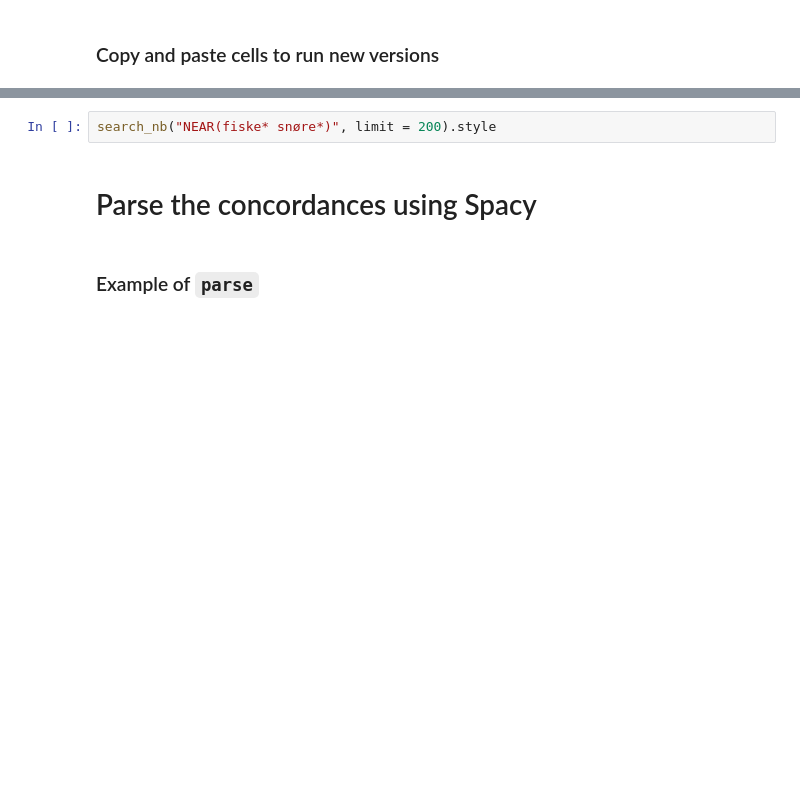
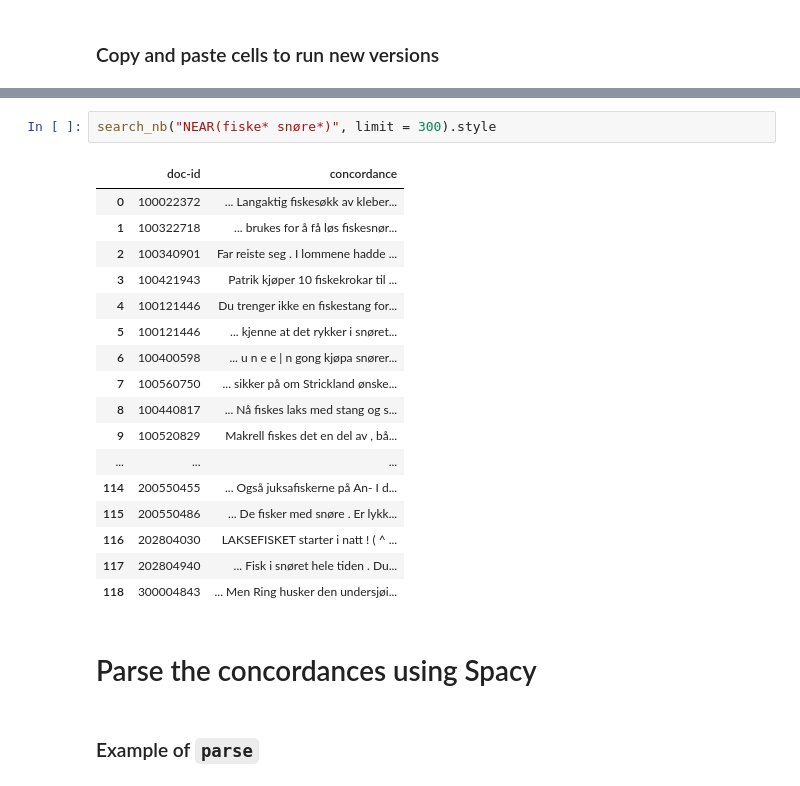
Before and after one commit to Yoonsen/LingPhil-course-2021, a Jupyter notebook: random_corpus_ft.ipynb, the cells around one changed output, grey strips where cells are left out. Saved outputs shown, nothing was run; the diff lists cells and outputs as text; blank space fills up the shorter version.

```diff
--- a/random_corpus_ft.ipynb
+++ b/random_corpus_ft.ipynb
@@ -59,5 +96,23 @@ search_nb(""" NEAR(spiser middag, 5) """, limit = 20).style
 # %%
-search_nb("NEAR(fiske* snøre*)", limit = 200).style
+search_nb("NEAR(fiske* snøre*)", limit = 300).style
+# %% [output]
+|  | doc-id | concordance |
+| 0 | 100022372 | ... Langaktig fiskesøkk av kleber... |
+| 1 | 100322718 | ... brukes for å få løs fiskesnør... |
+| 2 | 100340901 | Far reiste seg . I lommene hadde ... |
+| 3 | 100421943 | Patrik kjøper 10 fiskekrokar til ... |
+| 4 | 100121446 | Du trenger ikke en fiskestang for... |
+| 5 | 100121446 | ... kjenne at det rykker i snøret... |
+| 6 | 100400598 | ... u n e e | n gong kjøpa snører... |
+| 7 | 100560750 | ... sikker på om Strickland ønske... |
+| 8 | 100440817 | ... Nå fiskes laks med stang og s... |
+| 9 | 100520829 | Makrell fiskes det en del av , bå... |
+| ... | ... | ... |
+| 114 | 200550455 | ... Også juksafiskerne på An- I d... |
+| 115 | 200550486 | ... De fisker med snøre . Er lykk... |
+| 116 | 202804030 | LAKSEFISKET starter i natt ! ( ^ ... |
+| 117 | 202804940 | ... Fisk i snøret hele tiden . Du... |
+| 118 | 300004843 | ... Men Ring husker den undersjøi... |
 # %% [markdown]
 # Parse the concordances using Spacy
 # %% [markdown]
```
Also changed, not shown: parts of 3 cells of this notebook.
